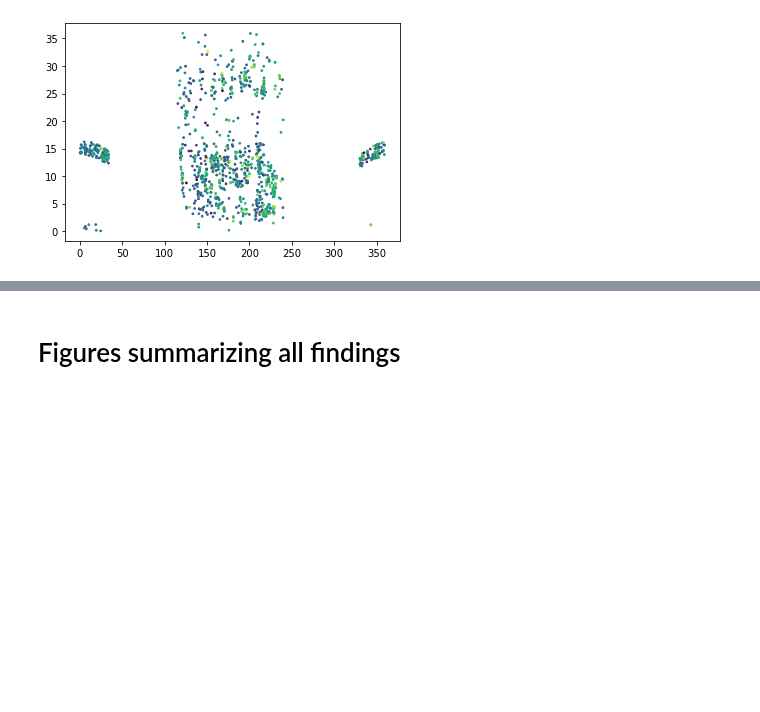
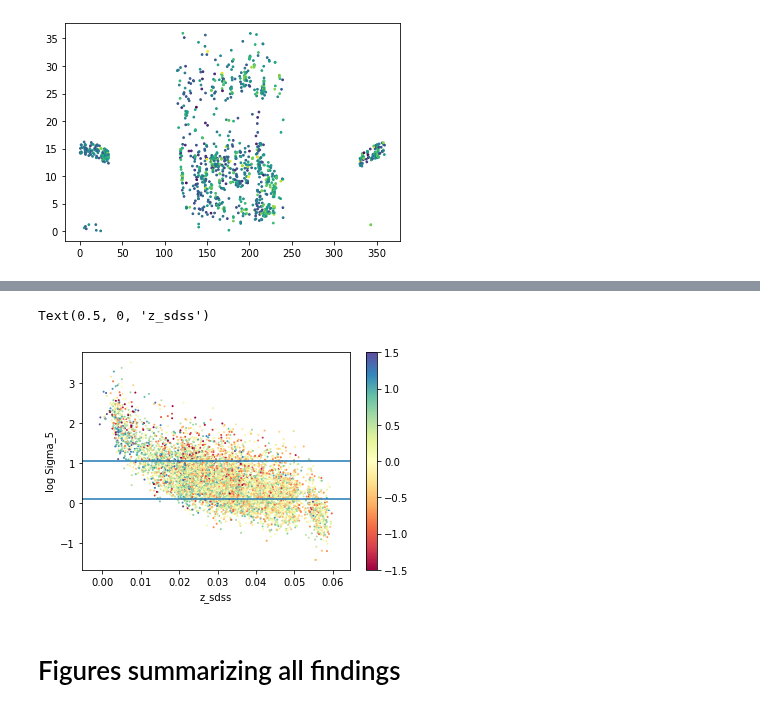
Before and after one commit to jwuphysics/HI-convnets, a Jupyter notebook: notebook/Environmental variable.ipynb, the cells around one changed output, grey strips where cells are left out. Saved outputs shown, nothing was run; the diff lists cells and outputs as text; code cells hidden in the pictures; blank space fills up the shorter version.

```diff
--- a/notebook/Environmental variable.ipynb
+++ b/notebook/Environmental variable.ipynb
@@ -144,3 +178,15 @@ plt.scatter(xgass_coords.ra, xgass_coords.dec, s=3, c=xgass_log_d5, vmin=-2, vma
+# %%
+plt.scatter(a40.z_sdss, np.log10(a40.Sigma_5), c=a40.logfgas, cmap='Spectral', s=1, vmin=-1.5, vmax=1.5)
+plt.colorbar();
+
+plt.axhline(y=np.nanquantile(np.log10(a40.Sigma_5), 0.2))
+plt.axhline(y=np.nanquantile(np.log10(a40.Sigma_5), 0.8))
+
+plt.ylabel('log Sigma_5')
+plt.xlabel('z_sdss')
+# %% [output]
+Text(0.5, 0, 'z_sdss')
+[figure, added]
 # %% [markdown]
 # Figures summarizing all findings
 # %% [markdown]
```
Also changed, not shown: parts of 5 cells of this notebook, 1 other file.
